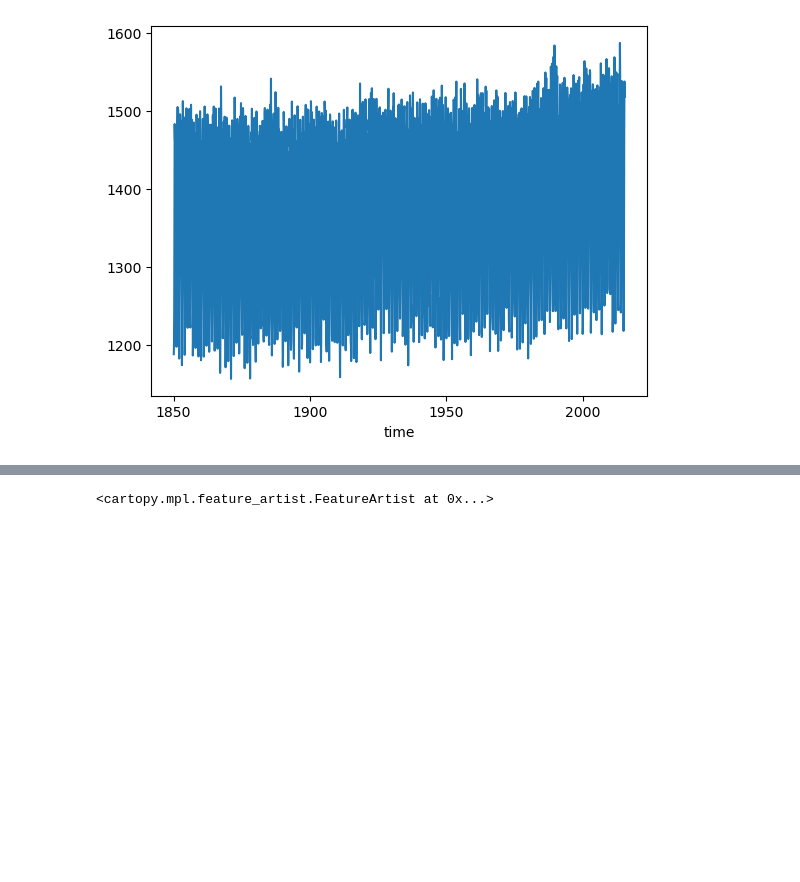
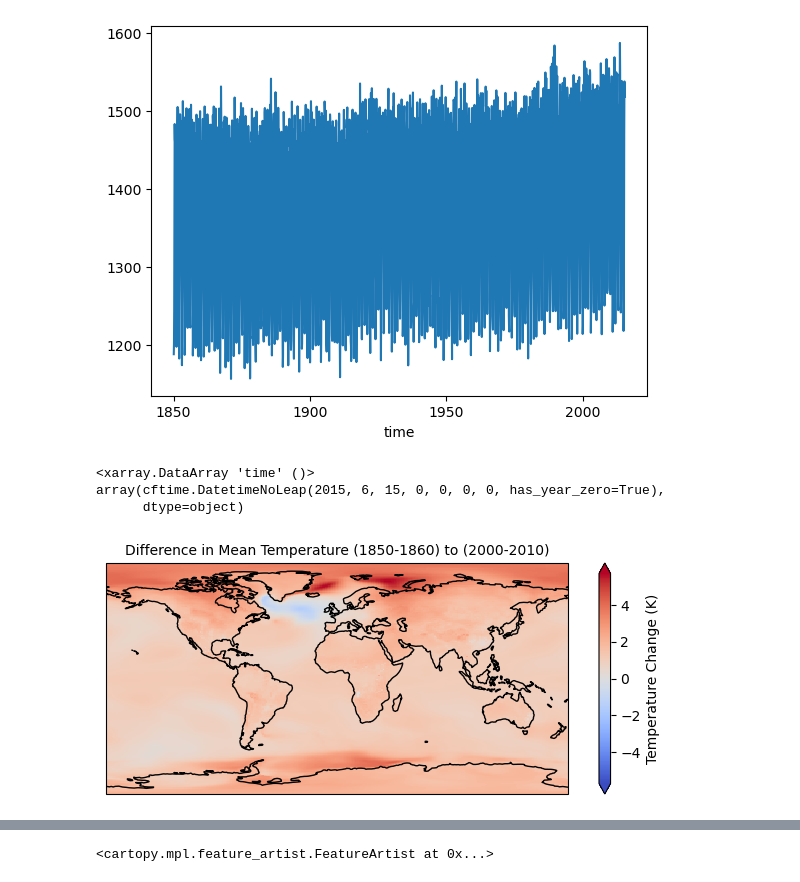
Before and after one commit to njbrodie/DSC180B-B03, a Jupyter notebook: vpd_calc.ipynb, the cells around one changed output, grey strips where cells are left out. Saved outputs shown, nothing was run; the diff lists cells and outputs as text; code cells hidden in the pictures; blank space fills up the shorter version.

```diff
--- a/vpd_calc.ipynb
+++ b/vpd_calc.ipynb
@@ -39,3 +39,21 @@ vpd1.plot()
 # %% [output]
 [<matplotlib.lines.Line2D at 0x...>]
 [figure]
+# %%
+tas['time'].max()
+# %% [output]
+<xarray.DataArray 'time' ()>
+array(cftime.DatetimeNoLeap(2015, 6, 15, 0, 0, 0, 0, has_year_zero=True),
+      dtype=object)
+# %%
+tas_1850 = tas['tas'].sel(time=slice('1850','1860')).mean('time')
+tas_2000 = tas['tas'].sel(time=slice('2000','2010')).mean('time')
+tas_diff = tas_2000 - tas_1850
+plt.figure(figsize=(8,3))
+tas_diff.plot(transform=ccrs.PlateCarree(),subplot_kws={"projection": ccrs.PlateCarree()},cmap='coolwarm',cbar_kwargs={"label":"Temperature Change (K)",'extend':'both'})
+plt.gca().coastlines()
+#plt.setp(plt.gca(),title='Difference in Mean Temperature Between (1850-1860) and (2000-2010)',fontsize=12)
+plt.title('Difference in Mean Temperature (1850-1860) to (2000-2010)',fontsize=10);
+plt.savefig('tasDiff.png')
+# %% [output]
+[figure, added]
```
Also changed, not shown: parts of 2 cells of this notebook, 2 other files.
